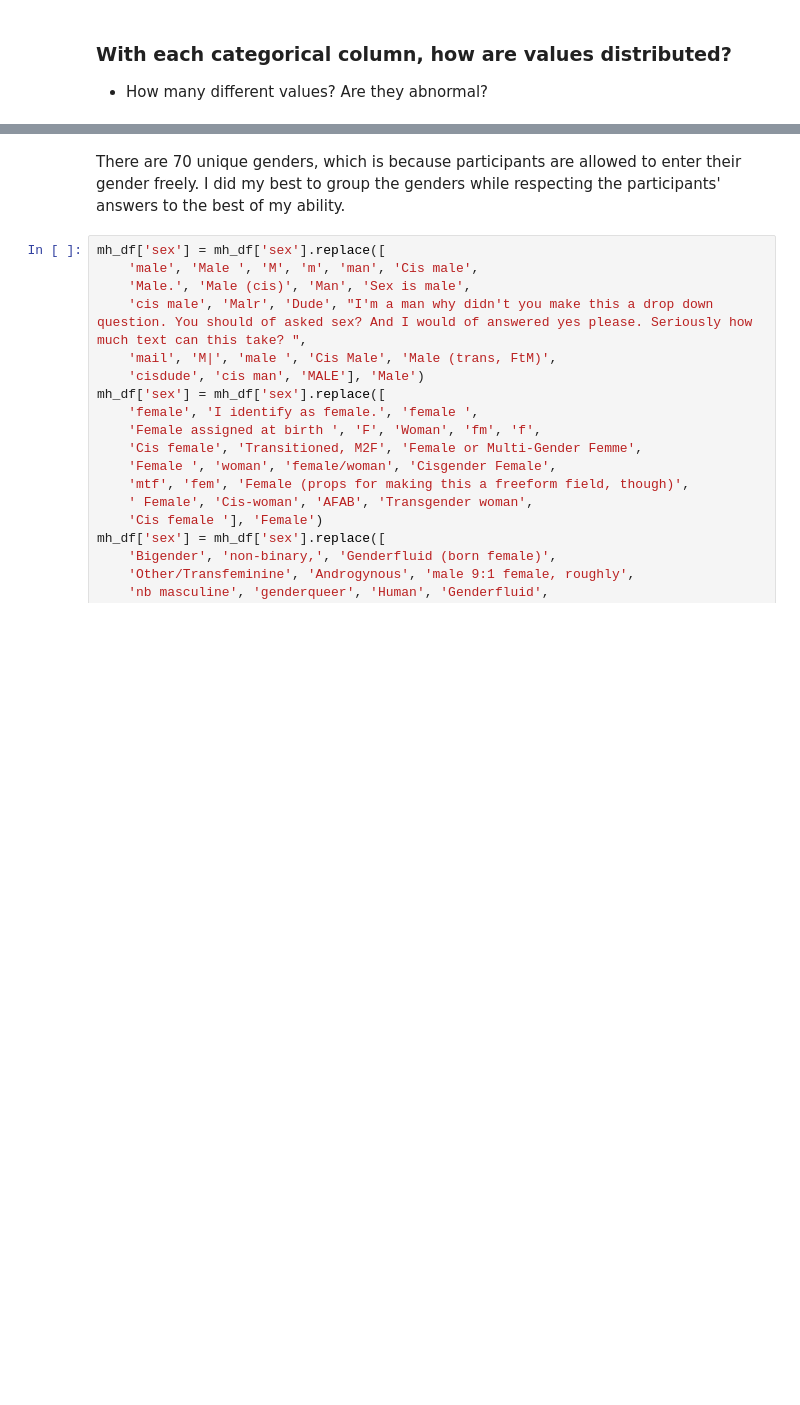
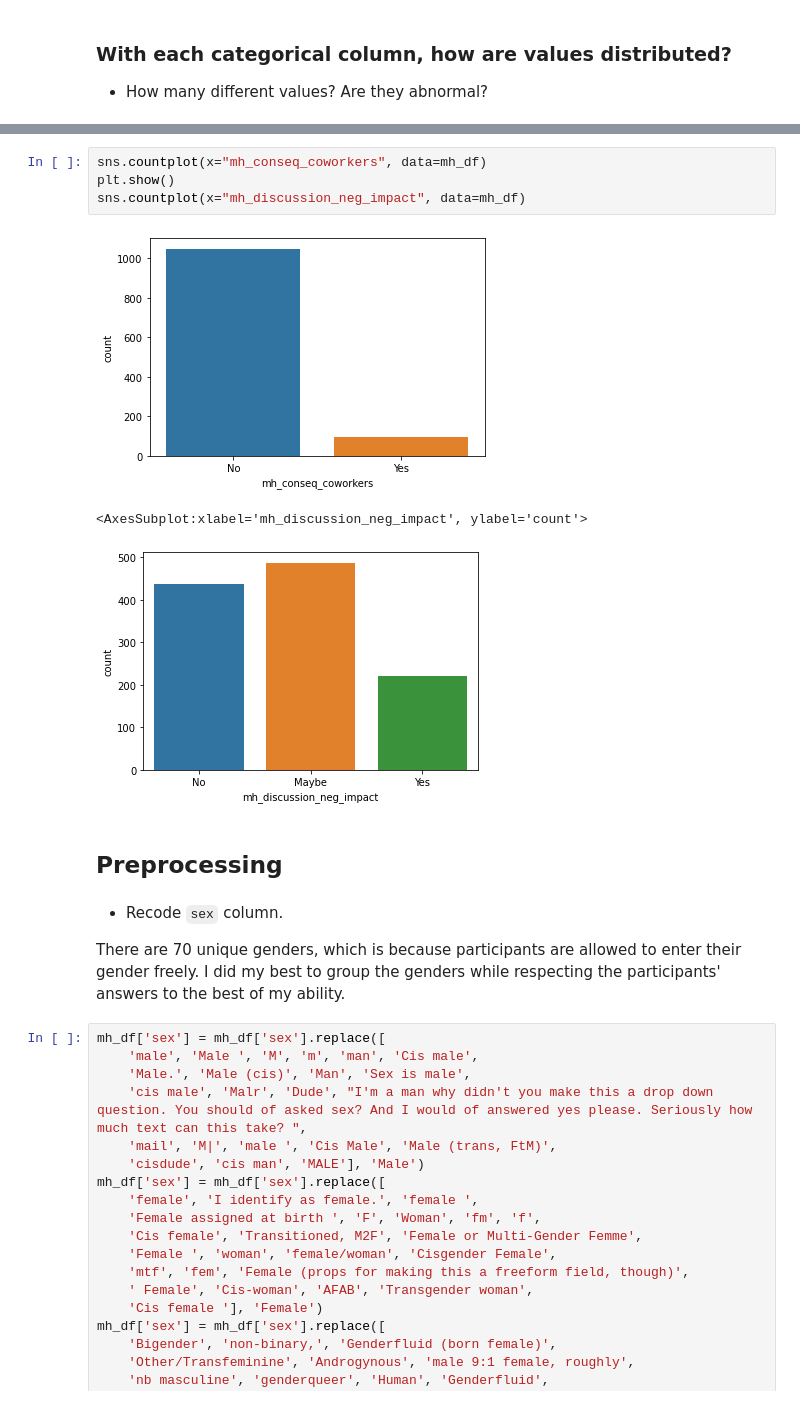
Before and after one commit to HMy2912/P4DS-FinalProj, a Jupyter notebook: Untitled.ipynb, the cells around one changed output, grey strips where cells are left out. Drawn from its saved outputs; the diff is of its cells as text; blank space fills up the shorter version.

```diff
--- a/Untitled.ipynb
+++ b/Untitled.ipynb
@@ -182,4 +215,16 @@ missing_value_df
+# %%
+sns.countplot(x="mh_conseq_coworkers", data=mh_df)
+plt.show()
+sns.countplot(x="mh_discussion_neg_impact", data=mh_df)
+# %% [output]
+[figure, added]
+<AxesSubplot:xlabel='mh_discussion_neg_impact', ylabel='count'>
+[figure, added]
+# %% [markdown]
+## Preprocessing
 # %% [markdown]
+- Recode `sex` column.
+
 There are 70 unique genders, which is because participants are allowed to enter their gender freely. I did my best to group the genders while respecting the participants' answers to the best of my ability.
 # %%
 mh_df['sex'] = mh_df['sex'].replace([
```
Also changed, not shown: parts of 40 cells of this notebook.
